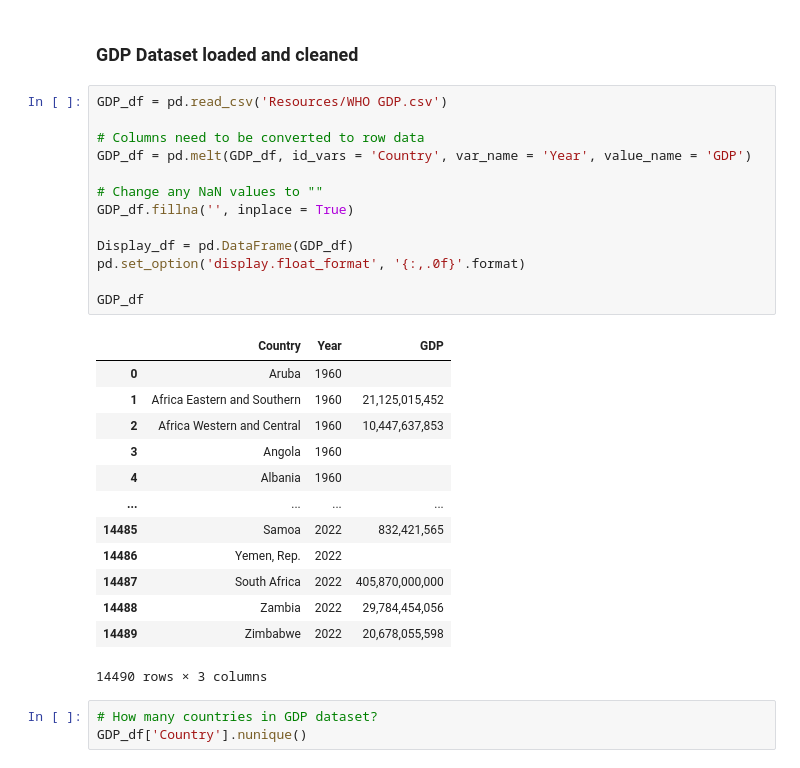
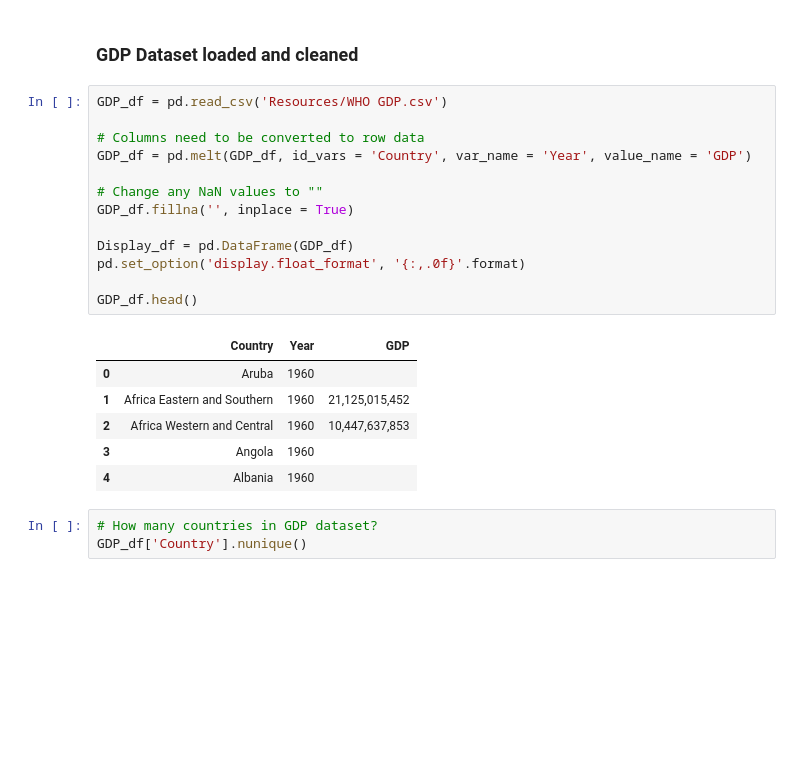
Before and after one commit to JNorthData/Life_Expectancy, a Jupyter notebook: life-expectancy.ipynb, the cells around one changed output. Saved outputs shown, nothing was run; the diff lists cells and outputs as text; blank space fills up the shorter version.

```diff
--- a/life-expectancy.ipynb
+++ b/life-expectancy.ipynb
@@ -79,30 +65,23 @@ Life_Exp_df['Country'].nunique()
 # %%
 GDP_df = pd.read_csv('Resources/WHO GDP.csv')
 
 # Columns need to be converted to row data
 GDP_df = pd.melt(GDP_df, id_vars = 'Country', var_name = 'Year', value_name = 'GDP')
 
 # Change any NaN values to ""
 GDP_df.fillna('', inplace = True)
 
 Display_df = pd.DataFrame(GDP_df)
 pd.set_option('display.float_format', '{:,.0f}'.format)
 
-GDP_df
+GDP_df.head()
 # %% [output]
 |  | Country | Year | GDP |
 | 0 | Aruba | 1960 |  |
 | 1 | Africa Eastern and Southern | 1960 | 21,125,015,452 |
 | 2 | Africa Western and Central | 1960 | 10,447,637,853 |
 | 3 | Angola | 1960 |  |
 | 4 | Albania | 1960 |  |
-| ... | ... | ... | ... |
-| 14485 | Samoa | 2022 | 832,421,565 |
-| 14486 | Yemen, Rep. | 2022 |  |
-| 14487 | South Africa | 2022 | 405,870,000,000 |
-| 14488 | Zambia | 2022 | 29,784,454,056 |
-| 14489 | Zimbabwe | 2022 | 20,678,055,598 |
-14490 rows × 3 columns
 # %%
 # How many countries in GDP dataset?
 GDP_df['Country'].nunique()
```
Also changed, not shown: parts of 9 cells of this notebook, 2 other files.
